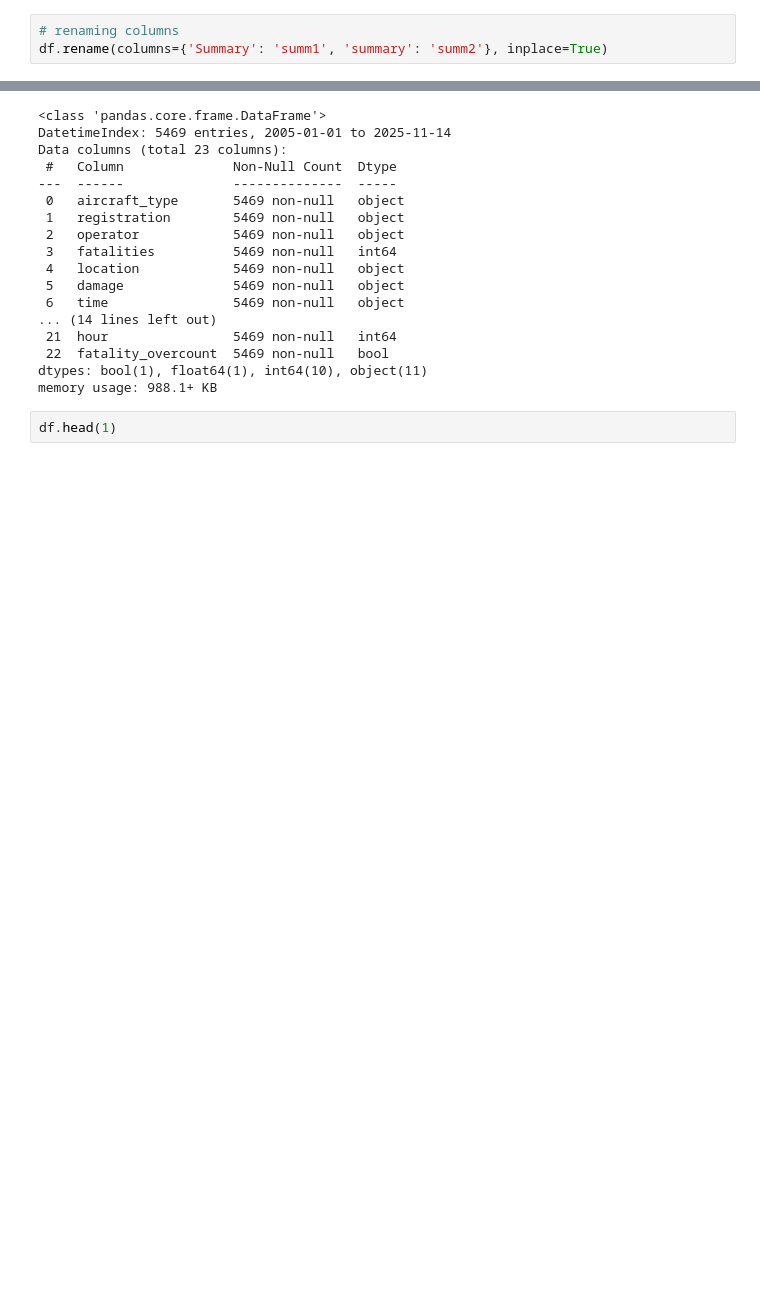
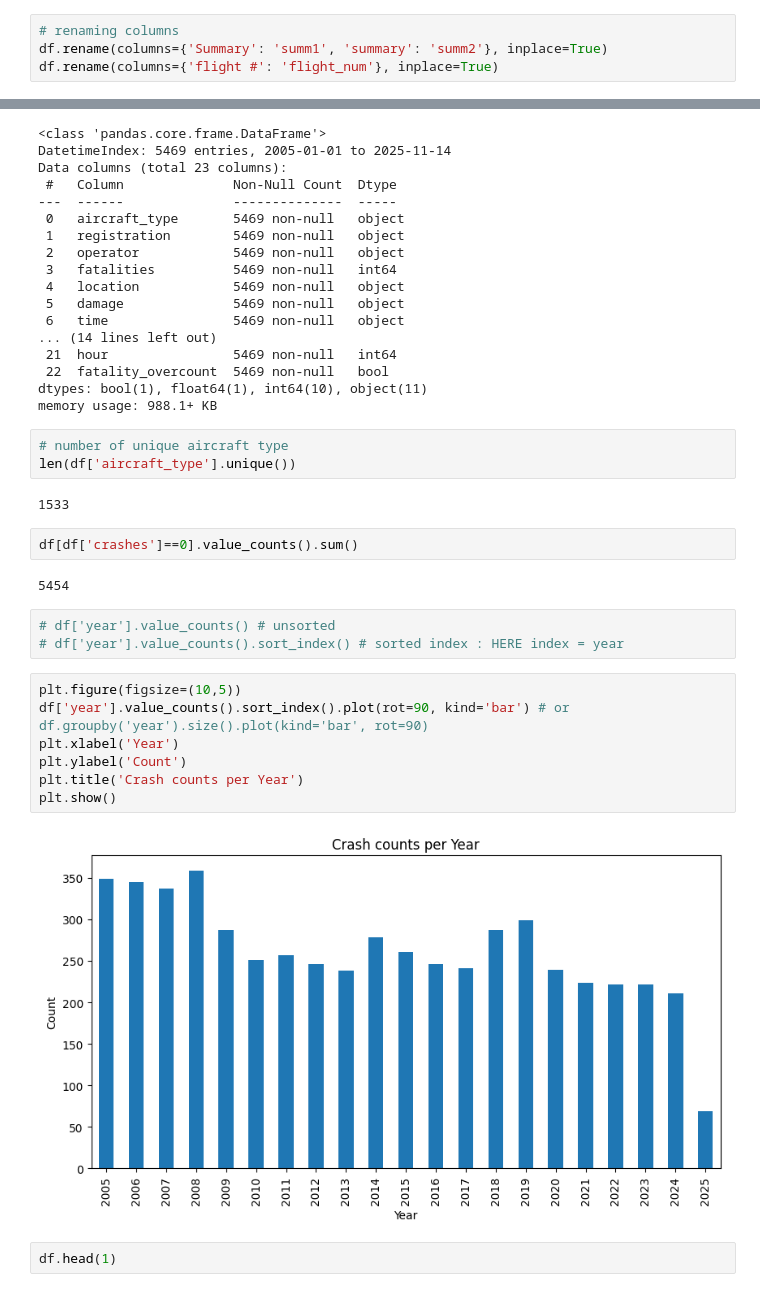
Before and after one commit to agakshita5/aircrash-time-series, a Jupyter notebook: aircrash-timeseries.ipynb, the cells around one changed output, grey strips where cells are left out. Saved outputs shown, nothing was run; the diff lists cells and outputs as text; blank space fills up the shorter version.

```diff
--- a/aircrash-timeseries.ipynb
+++ b/aircrash-timeseries.ipynb
@@ -55,6 +55,7 @@ Name: count, dtype: int64
 # %%
 # renaming columns
 df.rename(columns={'Summary': 'summ1', 'summary': 'summ2'}, inplace=True)
+df.rename(columns={'flight #': 'flight_num'}, inplace=True)
 # %%
 # converting columns to lowercase
 df.columns = df.columns.str.lower()
@@ -106,6 +107,27 @@ Data columns (total 23 columns):
  22  fatality_overcount  5469 non-null   bool
 dtypes: bool(1), float64(1), int64(10), object(11)
 memory usage: 988.1+ KB
+# %%
+# number of unique aircraft type
+len(df['aircraft_type'].unique())
+# %% [output]
+1533
+# %%
+df[df['crashes']==0].value_counts().sum()
+# %% [output]
+5454
+# %%
+# df['year'].value_counts() # unsorted
+# df['year'].value_counts().sort_index() # sorted index : HERE index = year
+# %%
+plt.figure(figsize=(10,5))
+df['year'].value_counts().sort_index().plot(rot=90, kind='bar') # or df.groupby('year').size().plot(kind='bar', rot=90)
+plt.xlabel('Year')
+plt.ylabel('Count')
+plt.title('Crash counts per Year')
+plt.show()
+# %% [output]
+[figure, added]
 # %%
 df.head(1)
 # %% [output]
```
Also changed, not shown: parts of 5 cells of this notebook.
